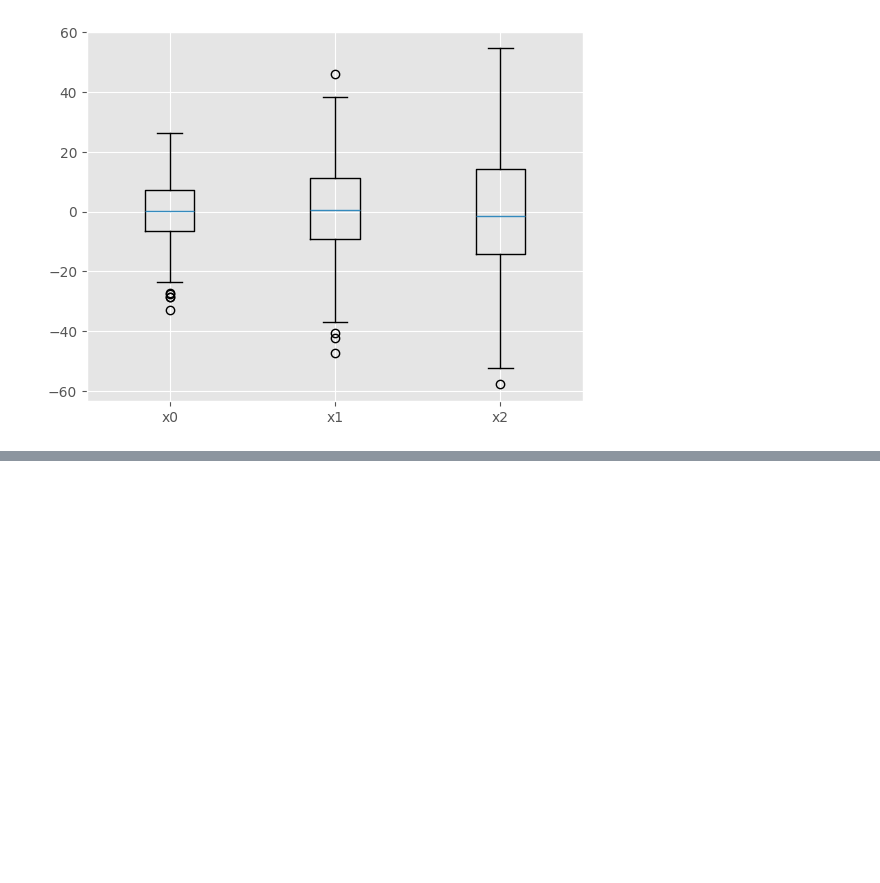
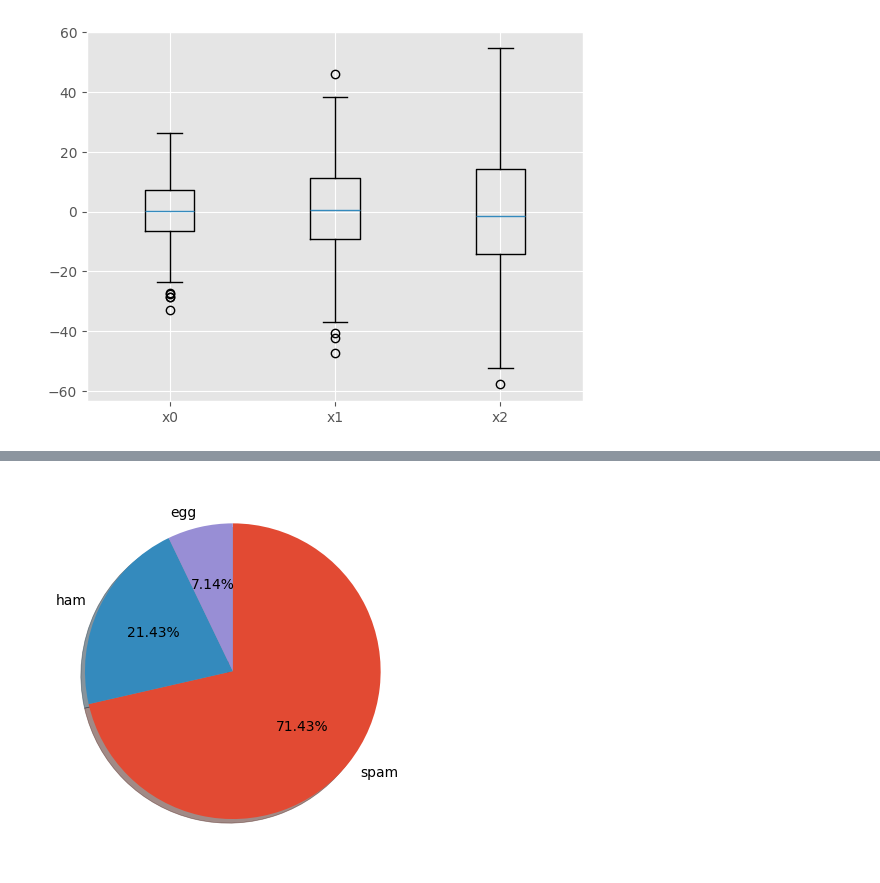
Before and after one commit to Ryo-9591/python-data-analysis-study, a Jupyter notebook: Matplotlib/graphs.ipynb, the cells around one changed output, grey strips where cells are left out. Saved outputs shown, nothing was run; the diff lists cells and outputs as text; code cells hidden in the pictures; blank space fills up the shorter version.

```diff
--- a/Matplotlib/graphs.ipynb
+++ b/Matplotlib/graphs.ipynb
@@ -255,0 +287,10 @@ plt.show()
+# %%
+fig, ax = plt.subplots()
+
+ax.pie(x, labels=labels, startangle=90,
+       counterclock=False,
+       shadow=True, autopct="%1.2f%%")  # 影と%表記を追加
+
+plt.show()
+# %% [output]
+[figure, added]
```
Also changed, not shown: parts of 8 cells of this notebook, 1 other file.
